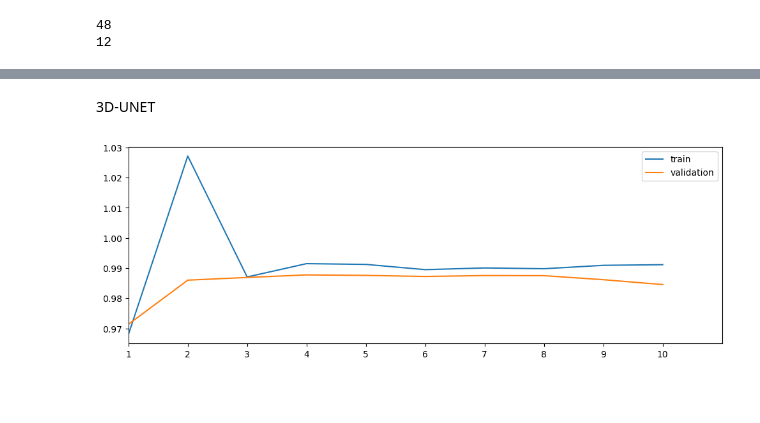
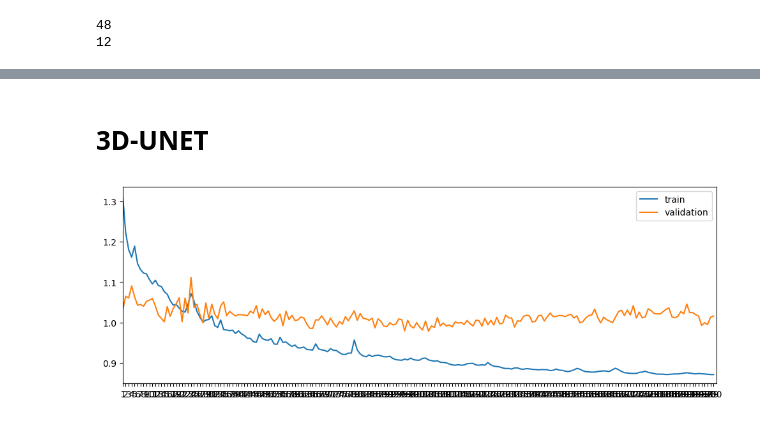
Before and after one commit to AinaT9/White-Matter-Hyperintensity-Segmentation, a Jupyter notebook: 3D/Entrenamiento3DUNET.ipynb, the cells around one changed output, grey strips where cells are left out. Cells and saved outputs as stored; diff of their text form; code cells hidden in the pictures; blank space fills up the shorter version.

```diff
--- a/3D/Entrenamiento3DUNET.ipynb
+++ b/3D/Entrenamiento3DUNET.ipynb
@@ -114,18 +115,18 @@ torch.Size([24, 24, 24])
          [0., 0., 0.,  ..., 0., 0., 0.],
          [0., 0., 0.,  ..., 0., 0., 0.],
          [0., 0., 0.,  ..., 0., 0., 0.]]], dtype=torch.float64))
+# %% [markdown]
+# 3D-UNET
 # %%
-train_dl = DataLoader(train_data, batch_size=1,num_workers=3,shuffle=True)
-val_dl = DataLoader(val_data, batch_size=1,num_workers=3, shuffle=False)
+train_dl = DataLoader(train_data, batch_size=1,num_workers=0,shuffle=True)
+val_dl = DataLoader(val_data, batch_size=1,num_workers=0, shuffle=True)
-# %% [markdown]
-3D-UNET
 # %%
 from UNet3D import UNet3D
 
 device = torch.device("cuda" if torch.cuda.is_available() else "cpu")
 model = UNet3D(in_channels=1, num_classes=1)
 model = model.to(device)
-criterion = DiceLoss()
+criterion = nn.CrossEntropyLoss()
 criterion.smooth = 1e-5
 optimizer = Adam(model.parameters(), lr=0.0005)
 # %%
@@ -188,6 +189,6 @@ def traintestpipeline(epochs: int, optim: Adam, criterion: DiceLoss, min_loss: i
 
         pbar.set_description(f"Epoch:{epoch} Training Loss:{train_loss} Validation Loss:{val_loss}")
 # %%
-traintestpipeline(10,optimizer,criterion,1000,"PRUEBAMICAI.PT")
+traintestpipeline(200,optimizer,criterion,1000,"PRUEBAMICAI.pt")
 # %% [output]
-[figure, old version]
+[figure, new version]
```
Also changed, not shown: parts of 16 cells of this notebook, 3 other files.
